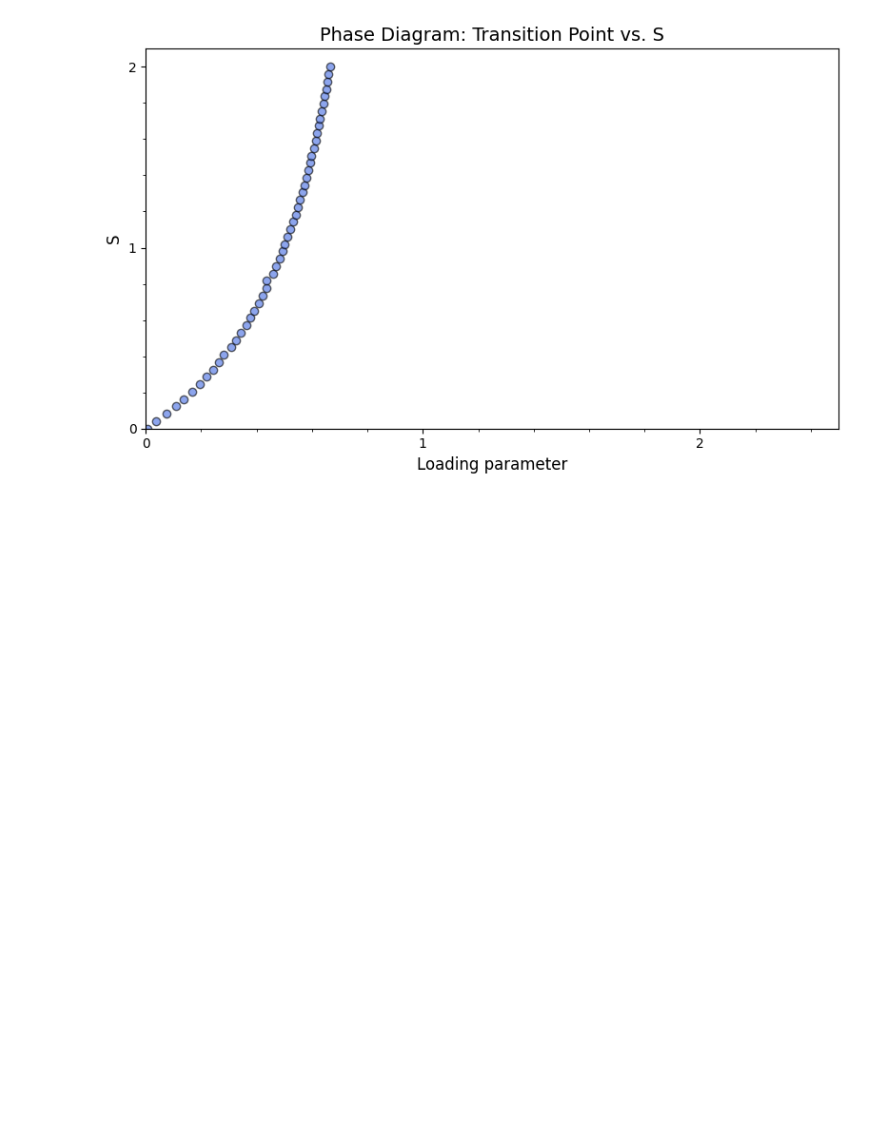
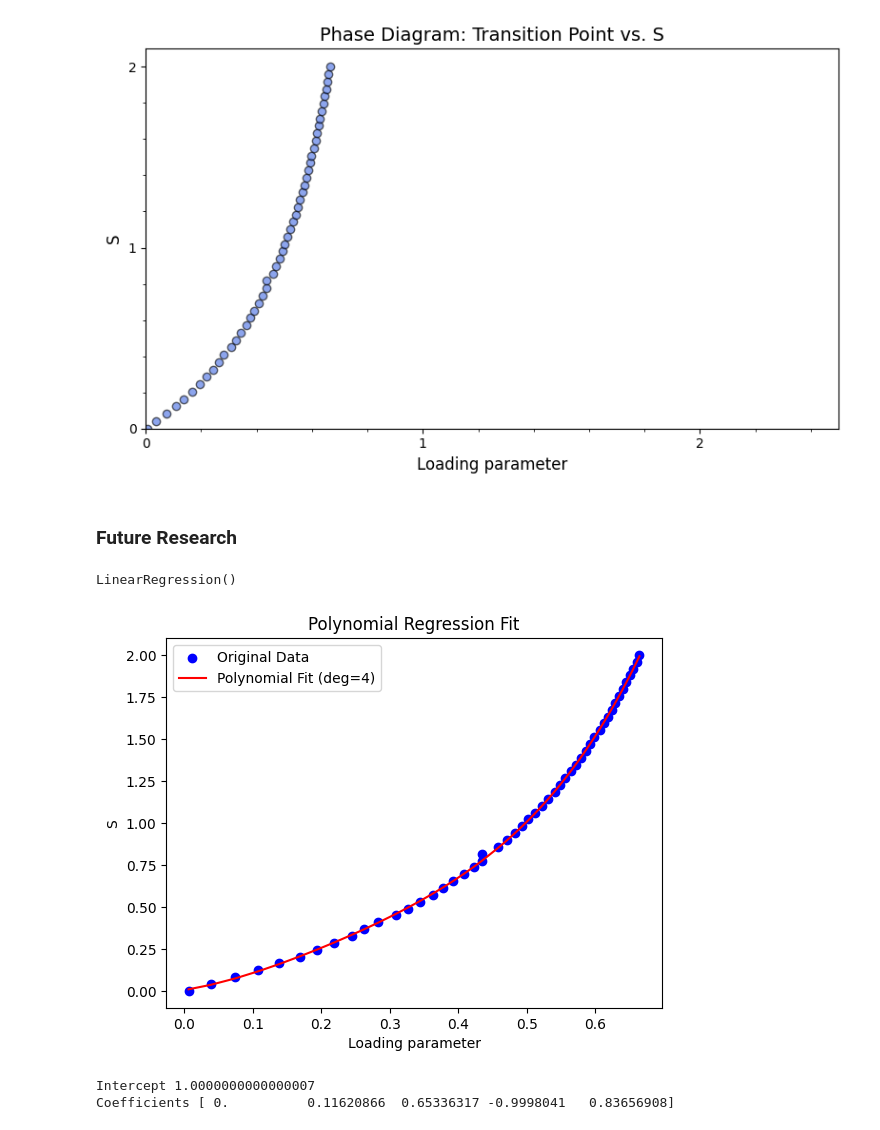
Before and after one commit to RemMyDream/Chaos-control-and-schedule-of-shuttle-buses, a Jupyter notebook: Code.ipynb, the cells around one changed output. Saved outputs shown, nothing was run; the diff lists cells and outputs as text; code cells hidden in the pictures; blank space fills up the shorter version.

```diff
--- a/Code.ipynb
+++ b/Code.ipynb
@@ -16,7 +16,7 @@ from tqdm import tqdm
 # %% [markdown]
 # 1. Data Structure to store information about trip
 # %%
-def simulate_bus_system(T1_initial=1, T2_initial=2.5, gamma=1, S1=0, S2=0, num_trips=2000):
+def simulate_bus_system(T1_initial=1, T2_initial=2.5, gamma=1, S1=0, S2=0, num_trips=1000):
     """
     Simulates a two-bus transportation system based on the following recurrence relation:
         T_i(m+1) = T_i(m) + Γ * (T_i(m) - T_i'(m')) + 1 / (1 + S_i * (T_i(m) - T_i'(m')))
@@ -28,8 +28,8 @@ def simulate_bus_system(T1_initial=1, T2_initial=2.5, gamma=1, S1=0, S2=0, num_t
     - num_trips: Total number of trips to simulate for each bus.
 
     Returns:
-    - A list of trips in the format [arrival_time, bus_number, trip_number, used_flag], where:
-        - arrival_time: Time at which a bus arrives at the origin.
+    - A list of trips in the format [time, bus_number, trip_number, used_flag], where:
+        - time: Time at which a bus arrives at the origin.
         - bus_number: Bus identifier (1 or 2).
         - trip_number: Sequence number of the trip for the corresponding bus.
         - used_flag: Boolean flag indicating whether the trip was used in computing the next trip.
@@ -37,7 +37,7 @@ def simulate_bus_system(T1_initial=1, T2_initial=2.5, gamma=1, S1=0, S2=0, num_t
 
     arrival_time = [
         [0, 2, -1, False],           # Bias entry
-        [T1_initial, 1, 0, False],   # First trip of bus 1
+        [T1_initial, 1, 0, False]   # First trip of bus 1
     ]
 
     temp_time = [None, T2_initial]                        # [time for bus 1, time for bus 2]
@@ -248,7 +248,7 @@ def plot_headway_vs_headway(num_plot, T1_initial, T2_initial, gamma, S1, S2, num
 # %%
 plt.figure(figsize=(15, 8))
 for i, gamma in enumerate([0.2, 0.3, 0.5, 0.8], 1):
-    plot_headway_vs_headway(i, T1_initial, T2_initial, gamma, S1=0.5, S2=0.2)
+    plot_headway_vs_headway(i, T1_initial, T2_initial, gamma, S1=0.5, S2=0.2, num_trips=2000)
 plt.tight_layout()
 plt.show()
 # %% [output]
@@ -269,7 +269,7 @@ t2_mean = []
 t2_rms = []
 
 for gamma in np.linspace(0, 2, 2000):
-    arrival_time = simulate_bus_system(T1_initial = T1_initial, T2_initial = T2_initial, gamma = gamma, S1 = 0.5, S2 = 0.2)
+    arrival_time = simulate_bus_system(T1_initial = T1_initial, T2_initial = T2_initial, gamma = gamma, S1 = 0.5, S2 = 0.2, num_trips=2000)
 
     arrival_time_1 = np.array([t[0] for t in arrival_time if t[1] == 1 and 1000 <= t[2] <= 2000])
     arrival_time_2 = np.array([t[0] for t in arrival_time if t[1] == 2 and 1000 <= t[2] <= 2000])
@@ -449,3 +449,5 @@ plt.tight_layout()
 plt.show()
 # %% [output]
 [figure]
+# %% [markdown]
+### Future Research
@@ -451,0 +458,32 @@ plt.show()
+# %%
+x = np.array(x_vals).reshape(-1, 1)
+y = np.array(y_vals)
+
+poly = PolynomialFeatures(degree=4)
+x_poly = poly.fit_transform(x)
+
+scaler = StandardScaler()
+x_poly_scaled = scaler.fit_transform(x_poly)
+
+model = LinearRegression()
+model.fit(x_poly_scaled, y)
+# %% [output]
+LinearRegression()
+# %%
+y_pred = model.predict(x_poly_scaled)
+
+plt.scatter(x, y, color='blue', label="Original Data")
+plt.plot(x, y_pred, color='red', label="Polynomial Fit (deg=4)")
+plt.xlabel("Loading parameter")
+plt.ylabel("S")
+plt.title("Polynomial Regression Fit")
+plt.legend()
+plt.show()
+# %% [output]
+[figure, added]
+# %%
+print("Intercept", model.intercept_)
+print("Coefficients", model.coef_)
+# %% [output]
+Intercept 1.0000000000000007
+Coefficients [ 0.          0.11620866  0.65336317 -0.9998041   0.83656908]
```
Also changed, not shown: parts of 1 cell of this notebook, 3 other files.
